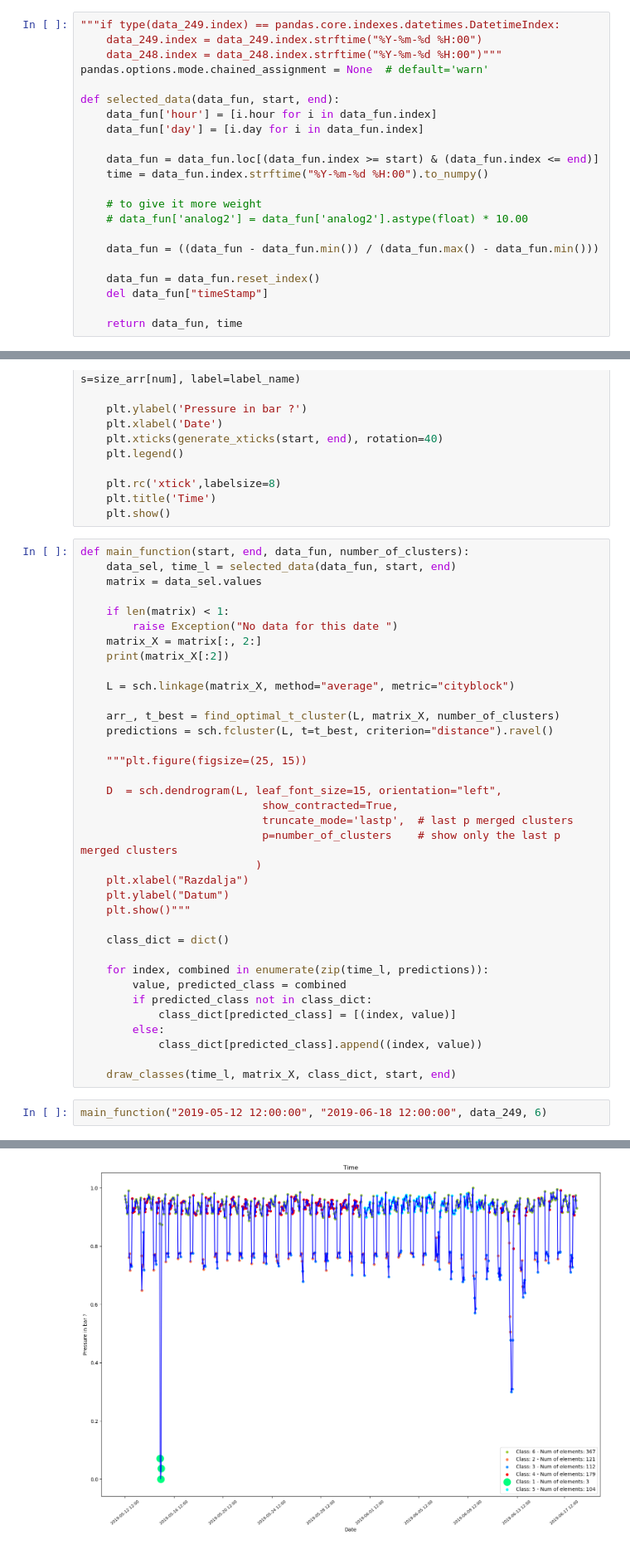
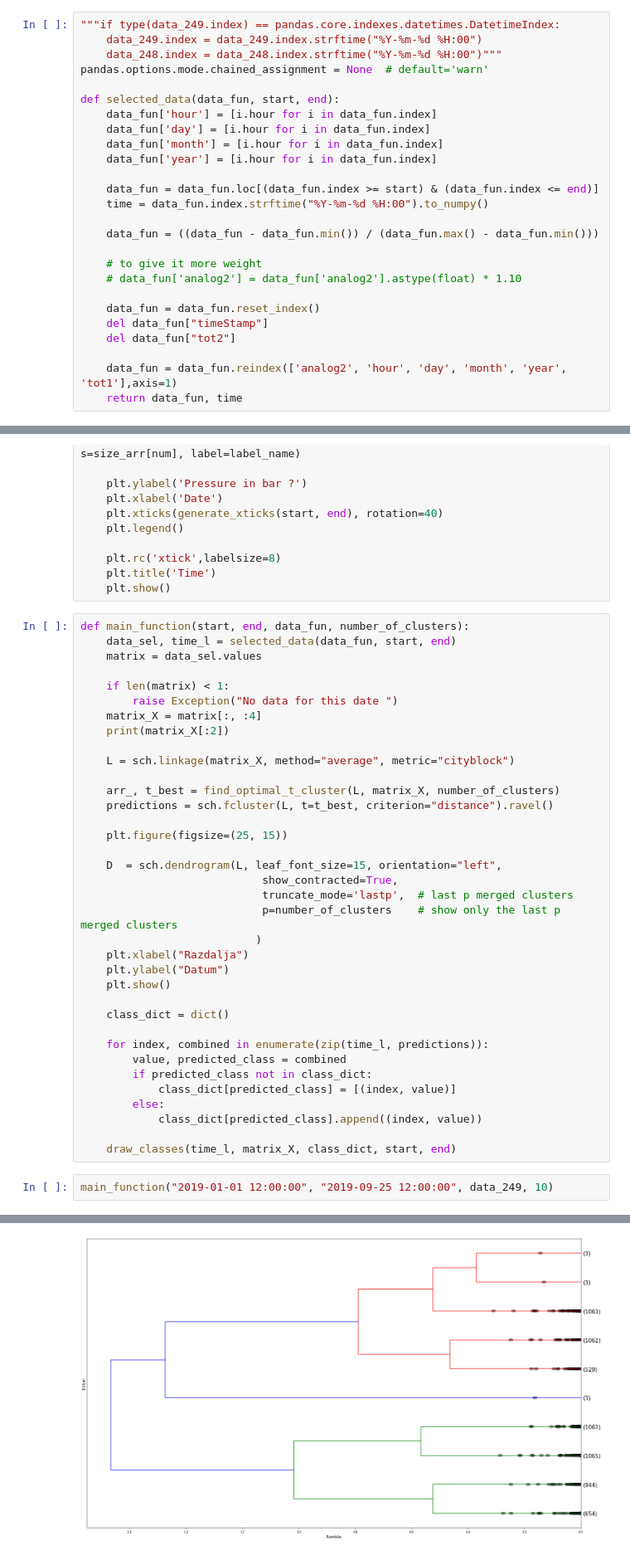
Before and after one commit to Zan-23/IJS_water_loss, a Jupyter notebook: notebooks/Hierarhical_clustering_multiple_variables.ipynb, the cells around one changed output, grey strips where cells are left out. Shown at 83% size. Cells and saved outputs as stored; diff of their text form.

Commit message:
Normalized all data, added more, atributed, tested model on different sets

```diff
--- a/notebooks/Hierarhical_clustering_multiple_variables.ipynb
+++ b/notebooks/Hierarhical_clustering_multiple_variables.ipynb
@@ -54,19 +54,23 @@ pandas.options.mode.chained_assignment = None  # default='warn'
 
 def selected_data(data_fun, start, end):
     data_fun['hour'] = [i.hour for i in data_fun.index]
-    data_fun['day'] = [i.day for i in data_fun.index]
+    data_fun['day'] = [i.hour for i in data_fun.index]
+    data_fun['month'] = [i.hour for i in data_fun.index]
+    data_fun['year'] = [i.hour for i in data_fun.index]
 
     data_fun = data_fun.loc[(data_fun.index >= start) & (data_fun.index <= end)]
     time = data_fun.index.strftime("%Y-%m-%d %H:00").to_numpy()
 
+    data_fun = ((data_fun - data_fun.min()) / (data_fun.max() - data_fun.min()))
+
     # to give it more weight
-    # data_fun['analog2'] = data_fun['analog2'].astype(float) * 10.00
-
-    data_fun = ((data_fun - data_fun.min()) / (data_fun.max() - data_fun.min()))
+    # data_fun['analog2'] = data_fun['analog2'].astype(float) * 1.10
 
     data_fun = data_fun.reset_index()
     del data_fun["timeStamp"]
+    del data_fun["tot2"]
 
+    data_fun = data_fun.reindex(['analog2', 'hour', 'day', 'month', 'year', 'tot1'],axis=1)
     return data_fun, time
 # %%
 temp, time = selected_data(data_249, "2019-04-12 12:00:00", "2019-05-18 12:00:00")
@@ -182,7 +186,7 @@ def main_function(start, end, data_fun, number_of_clusters):
 
     if len(matrix) < 1:
         raise Exception("No data for this date ")
-    matrix_X = matrix[:, 2:]
+    matrix_X = matrix[:, :4]
     print(matrix_X[:2])
 
     L = sch.linkage(matrix_X, method="average", metric="cityblock")
@@ -190,7 +194,7 @@ def main_function(start, end, data_fun, number_of_clusters):
     arr_, t_best = find_optimal_t_cluster(L, matrix_X, number_of_clusters)
     predictions = sch.fcluster(L, t=t_best, criterion="distance").ravel()
 
-    """plt.figure(figsize=(25, 15))
+    plt.figure(figsize=(25, 15))
 
     D  = sch.dendrogram(L, leaf_font_size=15, orientation="left",
                             show_contracted=True,
@@ -199,7 +203,7 @@ def main_function(start, end, data_fun, number_of_clusters):
                            )
     plt.xlabel("Razdalja")
     plt.ylabel("Datum")
-    plt.show()"""
+    plt.show()
 
     class_dict = dict()
 
@@ -212,5 +216,5 @@ def main_function(start, end, data_fun, number_of_clusters):
 
     draw_classes(time_l, matrix_X, class_dict, start, end)
 # %%
-main_function("2019-05-12 12:00:00", "2019-06-18 12:00:00", data_249, 6)
+main_function("2019-01-01 12:00:00", "2019-09-25 12:00:00", data_249, 10)
 # %% [output]
@@ -220 +224 @@ The best value for t is t = 0.6633
-[figure, old version]
+[figure, new version]
```
Also changed, not shown: parts of 3 cells of this notebook.
